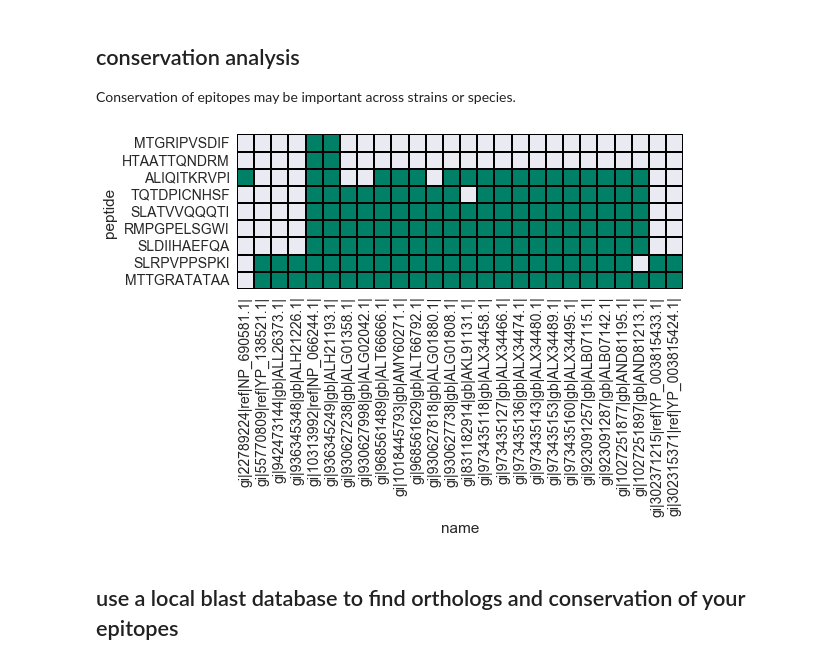
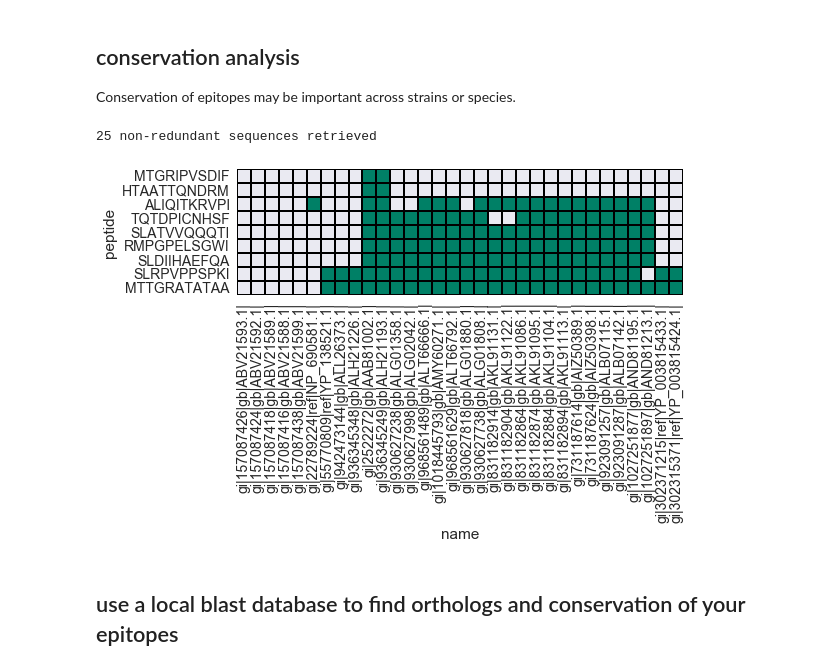
Before and after one commit to dmnfarrell/epitopepredict, a Jupyter notebook: examples/advanced.ipynb, the cells around one changed output. Saved outputs shown, nothing was run; the diff lists cells and outputs as text; code cells hidden in the pictures.

```diff
--- a/examples/advanced.ipynb
+++ b/examples/advanced.ipynb
@@ -19,7 +19,7 @@ import epitopepredict as ep
 from epitopepredict import base, sequtils, analysis
 # %%
 genbankfile = '../testing/zaire-ebolavirus.gb'
-zaire = sequtils.genbank2Dataframe(genbankfile, cds=True)
+zaire = sequtils.genbank_to_dataframe(genbankfile, cds=True)
 savepath = 'test_iedbmhc1'
 Pi = ep.getPredictor('iedbmhc1')
 alleles = ep.mhc1_supertypes
@@ -90,27 +104,28 @@ Conservation of epitopes may be important across strains or species.
 # %%
 reload(ep.base)
 reload(analysis)
 reload(sequtils)
 
 name = 'ZEBOVgp2'
 proteinseq = zaire[zaire.locus_tag==name].translation.iloc[0]
 #print proteinseq
 #print pb
 seqs = pb.peptide
 
 #provide a list of seqs (e.g. strains)
 filename='ebola_VP35.fa'
 r = sequtils.fetch_protein_sequences('Filovirus[Orgn] AND VP35[Gene]', filename=filename)
 #align fasta sequences
 aln = sequtils.muscle_alignment(filename)
 #sequtils.showAlignment(aln)
-alnrows = sequtils.alignment2Dataframe(aln)
+alnrows = sequtils.alignment_to_dataframe(aln)
 
 #print (sequtils.formatAlignment(aln))
 #print alnrows[:25][['accession','definition','perc_ident']]
 c = analysis.epitope_conservation(seqs, alnrows=alnrows)
 # %% [output]
+25 non-redundant sequences retrieved
-[figure, old version]
+[figure, new version]
 # %% [markdown]
 ## use a local blast database to find orthologs and conservation of your epitopes
 # %%
```
Also changed, not shown: parts of 4 cells of this notebook, 7 other files.
